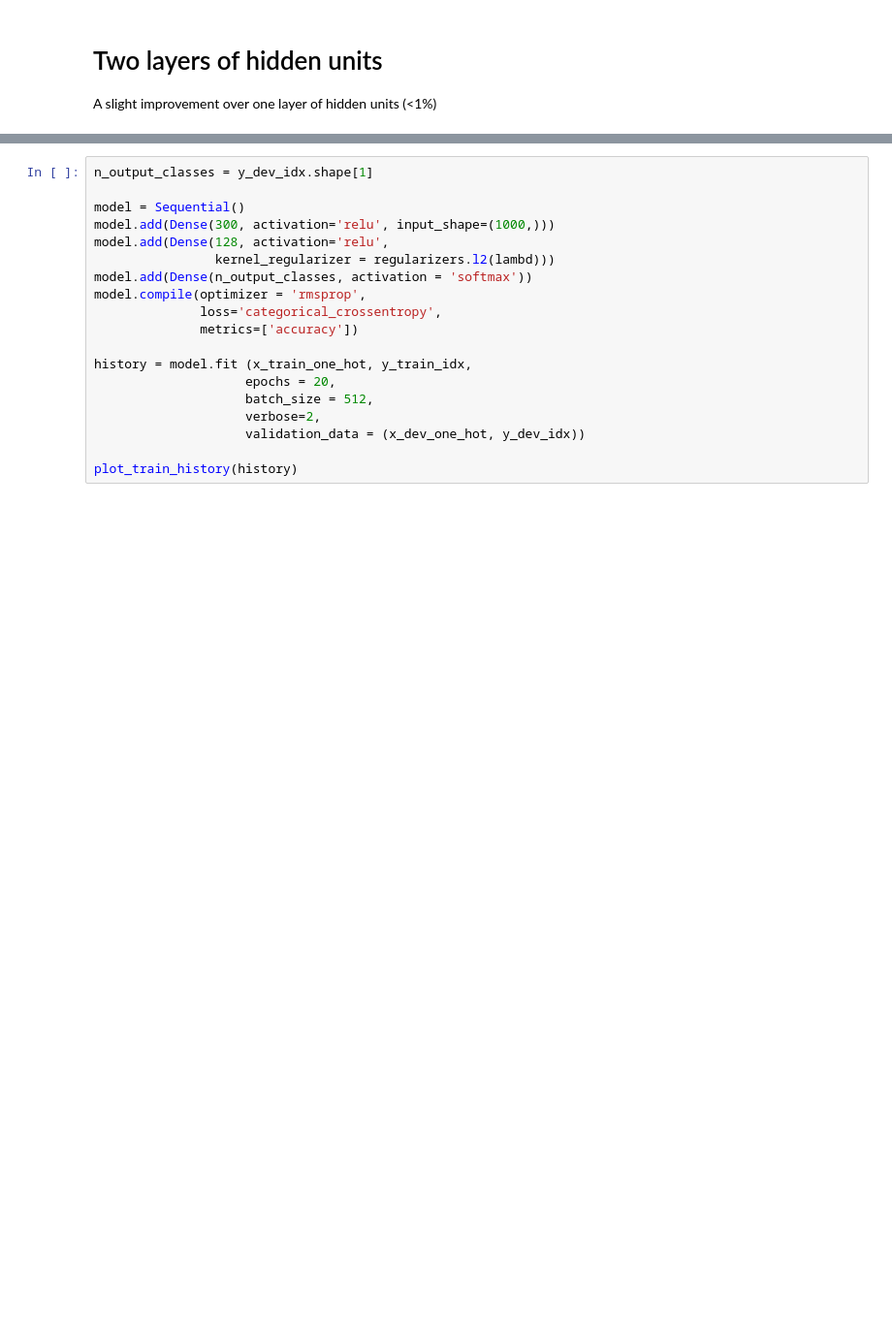
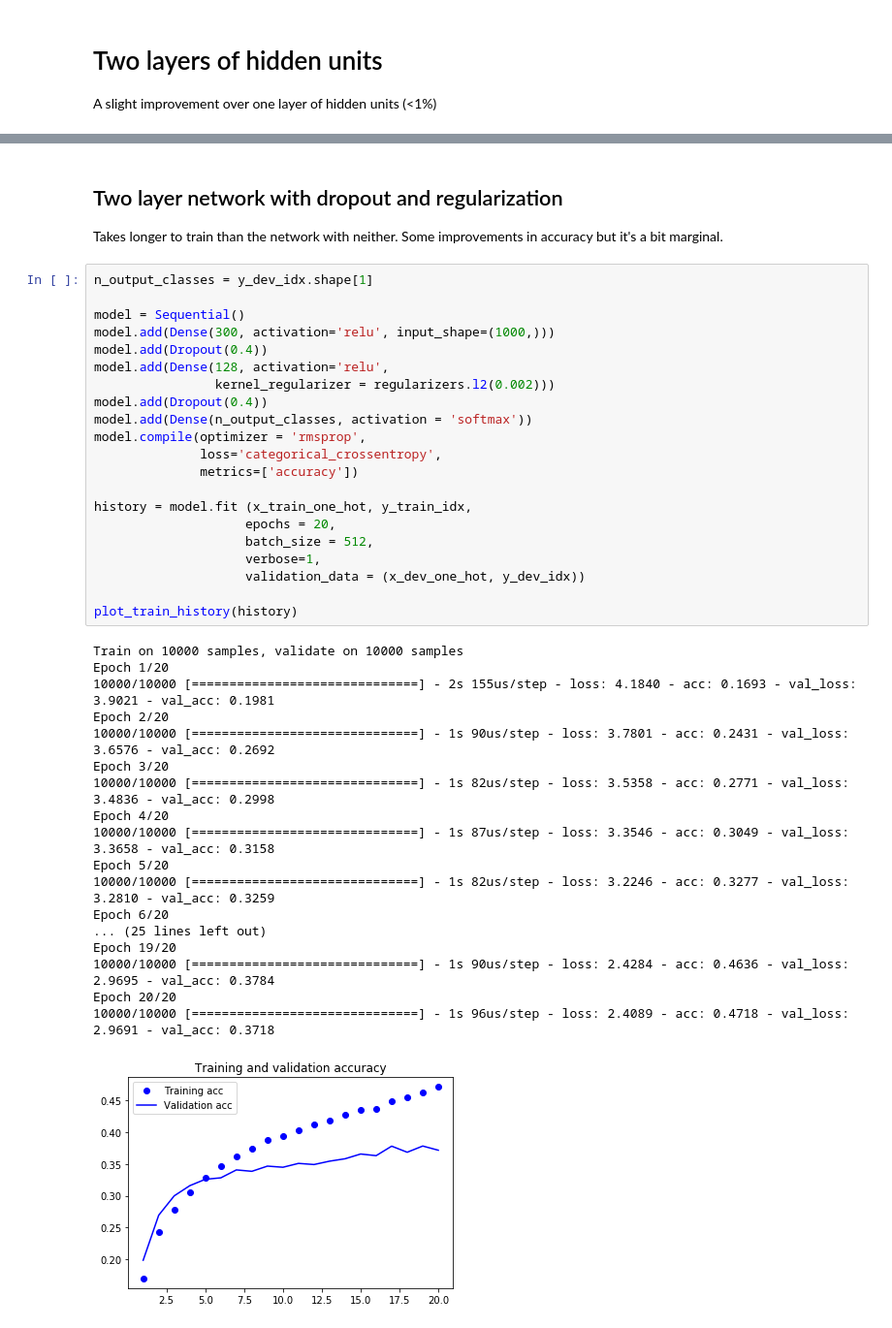
Before and after one commit to nicksexton/emojitranslate, a Jupyter notebook: 1 - emoji predict.ipynb, the cells around one changed output, grey strips where cells are left out. Shown at 97% size. Saved outputs shown, nothing was run; the diff lists cells and outputs as text; blank space fills up the shorter version.

```diff
--- a/1 - emoji predict.ipynb
+++ b/1 - emoji predict.ipynb
@@ -428,19 +426,44 @@ Epoch 60/60
+# %% [markdown]
+## Two layer network with dropout and regularization
+
+Takes longer to train than the network with neither. Some improvements in accuracy but it's a bit marginal.
 # %%
 n_output_classes = y_dev_idx.shape[1]
 
 model = Sequential()
 model.add(Dense(300, activation='relu', input_shape=(1000,)))
+model.add(Dropout(0.4))
 model.add(Dense(128, activation='relu',
-                kernel_regularizer = regularizers.l2(lambd)))
+                kernel_regularizer = regularizers.l2(0.002)))
+model.add(Dropout(0.4))
 model.add(Dense(n_output_classes, activation = 'softmax'))
 model.compile(optimizer = 'rmsprop',
               loss='categorical_crossentropy',
               metrics=['accuracy'])
 
 history = model.fit (x_train_one_hot, y_train_idx,
                     epochs = 20,
                     batch_size = 512,
-                    verbose=2,
+                    verbose=1,
                     validation_data = (x_dev_one_hot, y_dev_idx))
 
 plot_train_history(history)
+# %% [output]
+Train on 10000 samples, validate on 10000 samples
+Epoch 1/20
+10000/10000 [==============================] - 2s 155us/step - loss: 4.1840 - acc: 0.1693 - val_loss: 3.9021 - val_acc: 0.1981
+Epoch 2/20
+10000/10000 [==============================] - 1s 90us/step - loss: 3.7801 - acc: 0.2431 - val_loss: 3.6576 - val_acc: 0.2692
+Epoch 3/20
+10000/10000 [==============================] - 1s 82us/step - loss: 3.5358 - acc: 0.2771 - val_loss: 3.4836 - val_acc: 0.2998
+Epoch 4/20
+10000/10000 [==============================] - 1s 87us/step - loss: 3.3546 - acc: 0.3049 - val_loss: 3.3658 - val_acc: 0.3158
+Epoch 5/20
+10000/10000 [==============================] - 1s 82us/step - loss: 3.2246 - acc: 0.3277 - val_loss: 3.2810 - val_acc: 0.3259
+Epoch 6/20
+... (25 lines left out)
+Epoch 19/20
+10000/10000 [==============================] - 1s 90us/step - loss: 2.4284 - acc: 0.4636 - val_loss: 2.9695 - val_acc: 0.3784
+Epoch 20/20
+10000/10000 [==============================] - 1s 96us/step - loss: 2.4089 - acc: 0.4718 - val_loss: 2.9691 - val_acc: 0.3718
+[figure, added]
```
Also changed, not shown: parts of 25 cells of this notebook.
